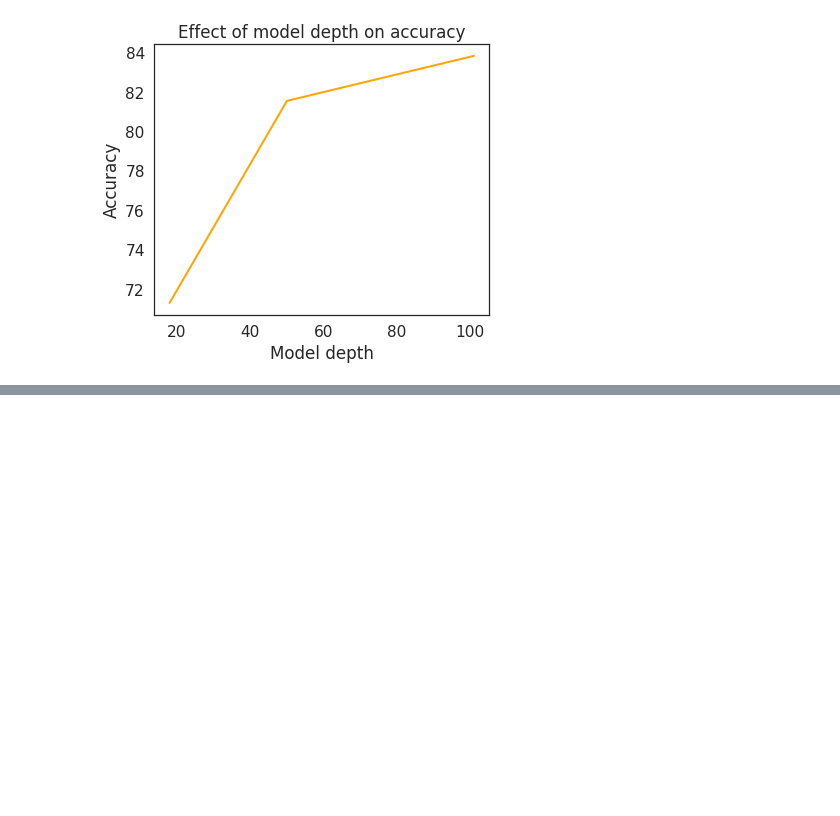
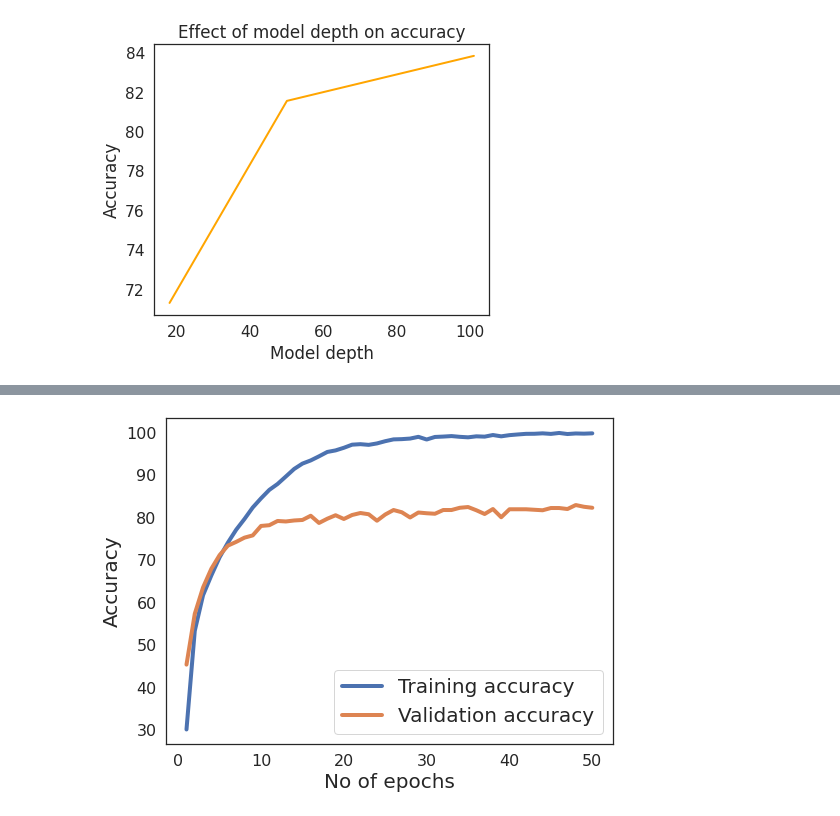
Before and after one commit to reetikaag/human-activity-recognition, a Jupyter notebook: Efficient-3DCNNs/Evaluate_metrics.ipynb, the cells around one changed output, grey strips where cells are left out. Cells and saved outputs as stored; diff of their text form; code cells hidden in the pictures; blank space fills up the shorter version.

```diff
--- a/Efficient-3DCNNs/Evaluate_metrics.ipynb
+++ b/Efficient-3DCNNs/Evaluate_metrics.ipynb
@@ -306,0 +398,11 @@ plot_conf_matrix()
+# %%
+fig = plt.figure(figsize=(8,6))
+plt.plot(epoch, train_acc, label = "Training accuracy", linewidth=4)
+plt.plot(epoch, val_acc, label = "Validation accuracy", linewidth=4)
+plt.legend(fontsize=20)
+plt.xlabel('No of epochs', fontsize = 20)
+plt.ylabel('Accuracy', fontsize = 20)
+plt.show()
+fig.savefig('accuracy.png')
+# %% [output]
+[figure, added]
```
Also changed, not shown: parts of 15 cells of this notebook, 2 other files.
